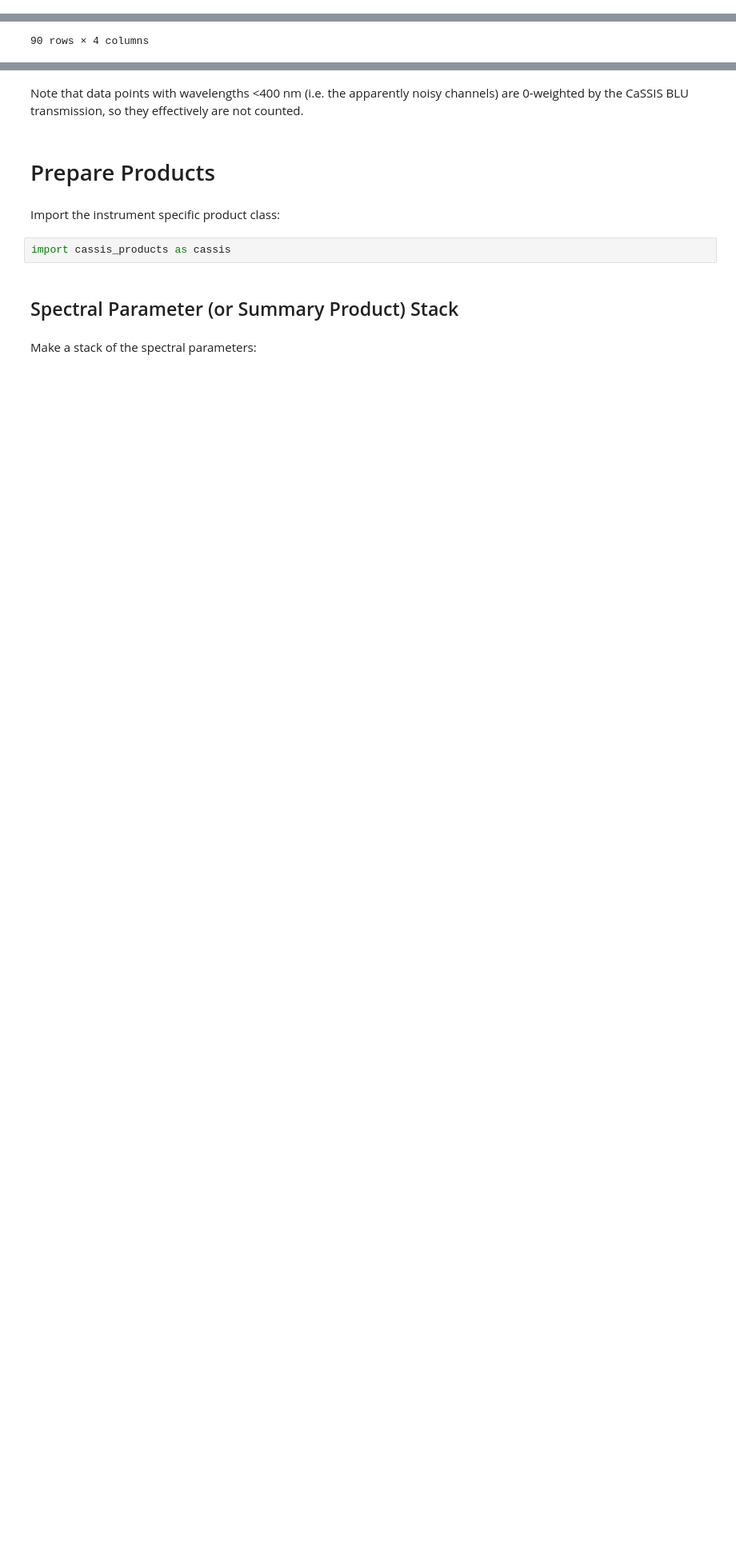
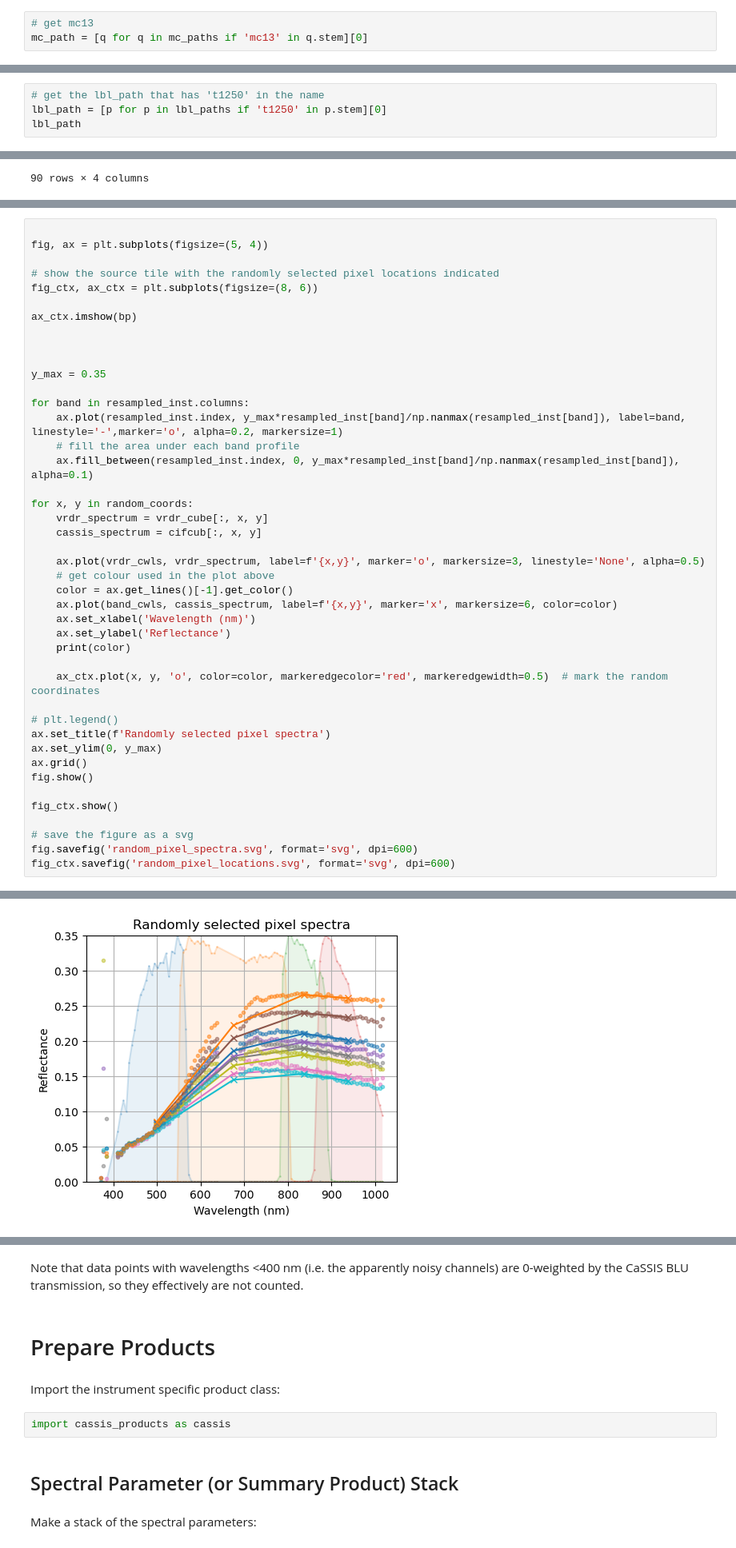
Before and after one commit to rbstabbins/vrdr_resampler, a Jupyter notebook: vrdr_resampler_cassis.ipynb, the cells around one changed output, grey strips where cells are left out. Shown at 80% size. Saved outputs shown, nothing was run; the diff lists cells and outputs as text; blank space fills up the shorter version.

Commit message:
CaRDR checks notebook and output plots in support of publication

```diff
--- a/vrdr_resampler_cassis.ipynb
+++ b/vrdr_resampler_cassis.ipynb
@@ -45,6 +45,9 @@ Finding the quadrant directories:
 # %%
 mc_paths = vrdr.get_quadrant_dirs(vrdr_path)
 mc_path = mc_paths[-3]  # Example: process the first quadrant directory
+# %%
+# get mc13
+mc_path = [q for q in mc_paths if 'mc13' in q.stem][0]
 # %%
 mc_path
 # %% [output]
@@ -54,3 +57,7 @@ Finding the tile paths in the quadrant directory:
 # %%
 lbl_paths = vrdr.get_tile_lbls(mc_path)
 lbl_path = lbl_paths[29]  # Example: process the first label file
+# %%
+# get the lbl_path that has 't1250' in the name
+lbl_path = [p for p in lbl_paths if 't1250' in p.stem][0]
+lbl_path
@@ -149,0 +156,44 @@ fig.show()
+# %%
+
+fig, ax = plt.subplots(figsize=(5, 4))
+
+# show the source tile with the randomly selected pixel locations indicated
+fig_ctx, ax_ctx = plt.subplots(figsize=(8, 6))
+
+ax_ctx.imshow(bp)
+
+
+
+y_max = 0.35
+
+for band in resampled_inst.columns:
+    ax.plot(resampled_inst.index, y_max*resampled_inst[band]/np.nanmax(resampled_inst[band]), label=band, linestyle='-',marker='o', alpha=0.2, markersize=1)
+    # fill the area under each band profile
+    ax.fill_between(resampled_inst.index, 0, y_max*resampled_inst[band]/np.nanmax(resampled_inst[band]), alpha=0.1)
+
+for x, y in random_coords:
+    vrdr_spectrum = vrdr_cube[:, x, y]
+    cassis_spectrum = cifcub[:, x, y]
+
+    ax.plot(vrdr_cwls, vrdr_spectrum, label=f'{x,y}', marker='o', markersize=3, linestyle='None', alpha=0.5)
+    # get colour used in the plot above
+    color = ax.get_lines()[-1].get_color()
+    ax.plot(band_cwls, cassis_spectrum, label=f'{x,y}', marker='x', markersize=6, color=color)
+    ax.set_xlabel('Wavelength (nm)')
+    ax.set_ylabel('Reflectance')
+    print(color)
+
+    ax_ctx.plot(x, y, 'o', color=color, markeredgecolor='red', markeredgewidth=0.5)  # mark the random coordinates
+
+# plt.legend()
+ax.set_title(f'Randomly selected pixel spectra')
+ax.set_ylim(0, y_max)
+ax.grid()
+fig.show()
+
+fig_ctx.show()
+
+# save the figure as a svg
+fig.savefig('random_pixel_spectra.svg', format='svg', dpi=600)
+fig_ctx.savefig('random_pixel_locations.svg', format='svg', dpi=600)
+# %% [output]
@@ -149,0 +208 @@ fig.show()
+[figure, added]
```
Also changed, not shown: parts of 12 cells of this notebook, 16 other files.
